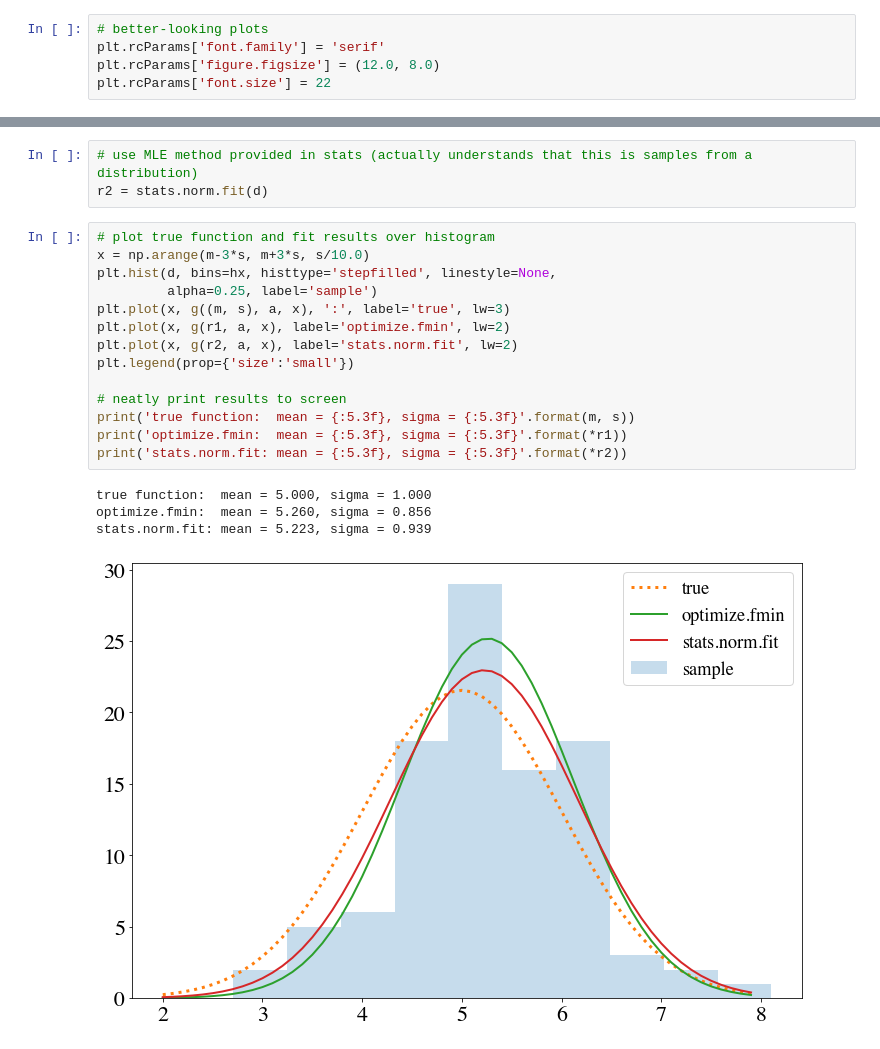
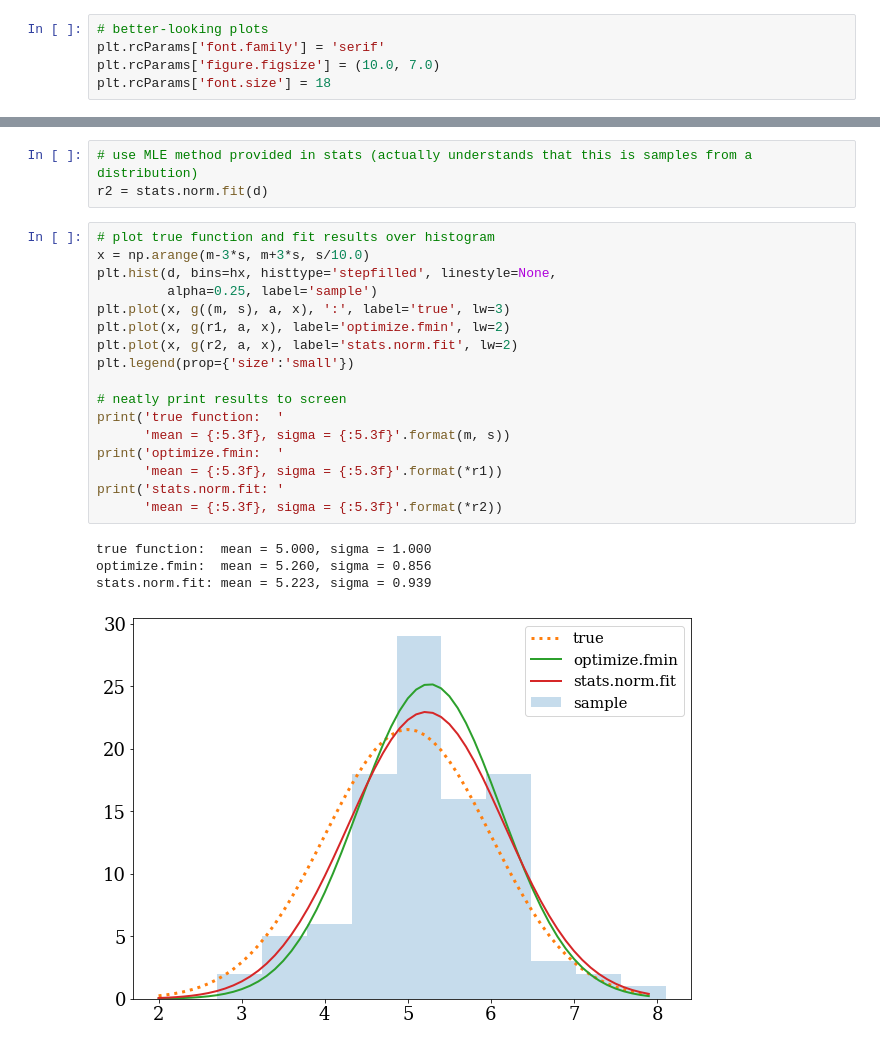
Before and after one commit to mpags-python/exercises, a Jupyter notebook: Exercises5.ipynb, the cells around one changed output, grey strips where cells are left out. Drawn from its saved outputs; the diff is of its cells as text.

```diff
--- a/Exercises5.ipynb
+++ b/Exercises5.ipynb
@@ -8,7 +13,7 @@ from scipy import stats, optimize, integrate
 # %%
 # better-looking plots
 plt.rcParams['font.family'] = 'serif'
-plt.rcParams['figure.figsize'] = (12.0, 8.0)
-plt.rcParams['font.size'] = 22
+plt.rcParams['figure.figsize'] = (10.0, 7.0)
+plt.rcParams['font.size'] = 18
 # %% [markdown]
 ### Exercises 1 and 2
@@ -119,22 +124,25 @@ r2 = stats.norm.fit(d)
 # %%
 # plot true function and fit results over histogram
 x = np.arange(m-3*s, m+3*s, s/10.0)
 plt.hist(d, bins=hx, histtype='stepfilled', linestyle=None,
          alpha=0.25, label='sample')
 plt.plot(x, g((m, s), a, x), ':', label='true', lw=3)
 plt.plot(x, g(r1, a, x), label='optimize.fmin', lw=2)
 plt.plot(x, g(r2, a, x), label='stats.norm.fit', lw=2)
 plt.legend(prop={'size':'small'})
 
 # neatly print results to screen
-print('true function:  mean = {:5.3f}, sigma = {:5.3f}'.format(m, s))
-print('optimize.fmin:  mean = {:5.3f}, sigma = {:5.3f}'.format(*r1))
-print('stats.norm.fit: mean = {:5.3f}, sigma = {:5.3f}'.format(*r2))
+print('true function:  '
+      'mean = {:5.3f}, sigma = {:5.3f}'.format(m, s))
+print('optimize.fmin:  '
+      'mean = {:5.3f}, sigma = {:5.3f}'.format(*r1))
+print('stats.norm.fit: '
+      'mean = {:5.3f}, sigma = {:5.3f}'.format(*r2))
 # %% [output]
 true function:  mean = 5.000, sigma = 1.000
 optimize.fmin:  mean = 5.260, sigma = 0.856
 stats.norm.fit: mean = 5.223, sigma = 0.939
-[figure, old version]
+[figure, new version]
 # %%
 # Additional note:
 # trick for drawing a binned function without original sample
```
Also changed, not shown: parts of 9 cells of this notebook, 3 other files.
